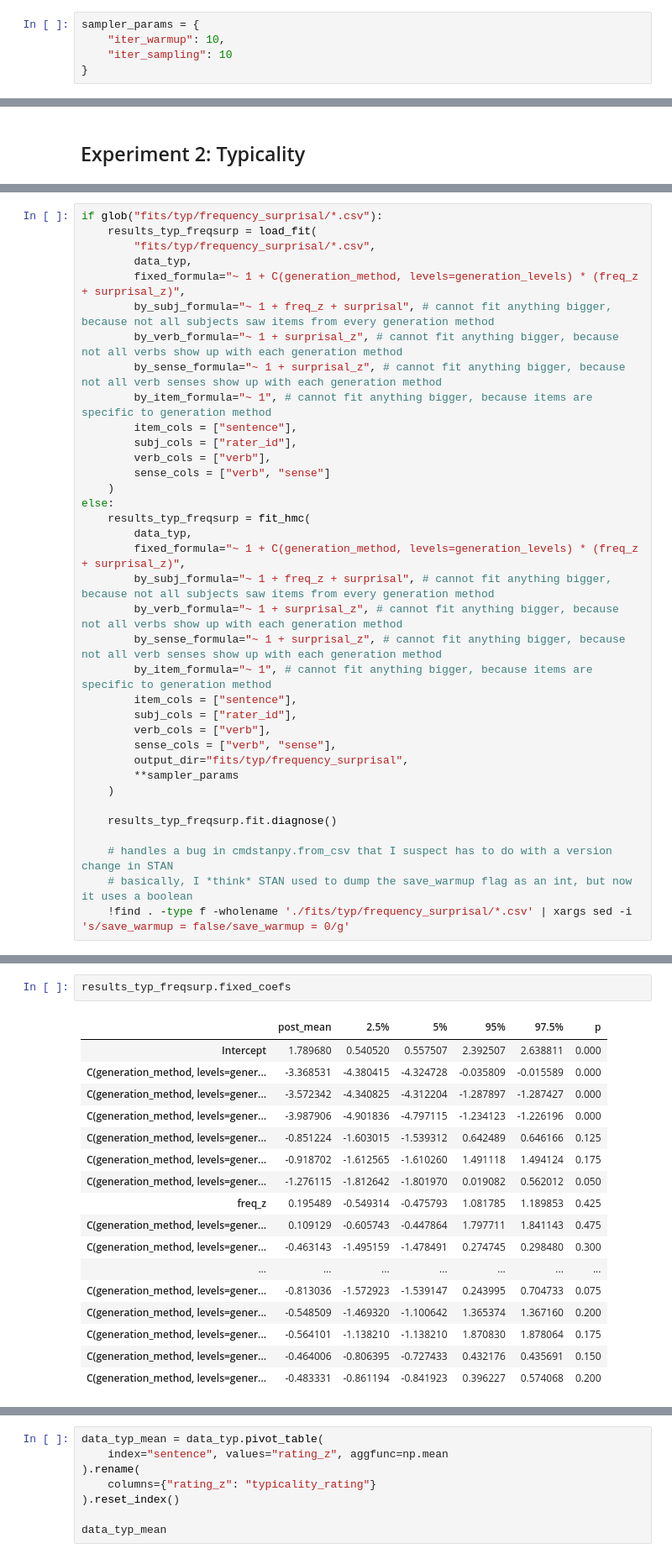
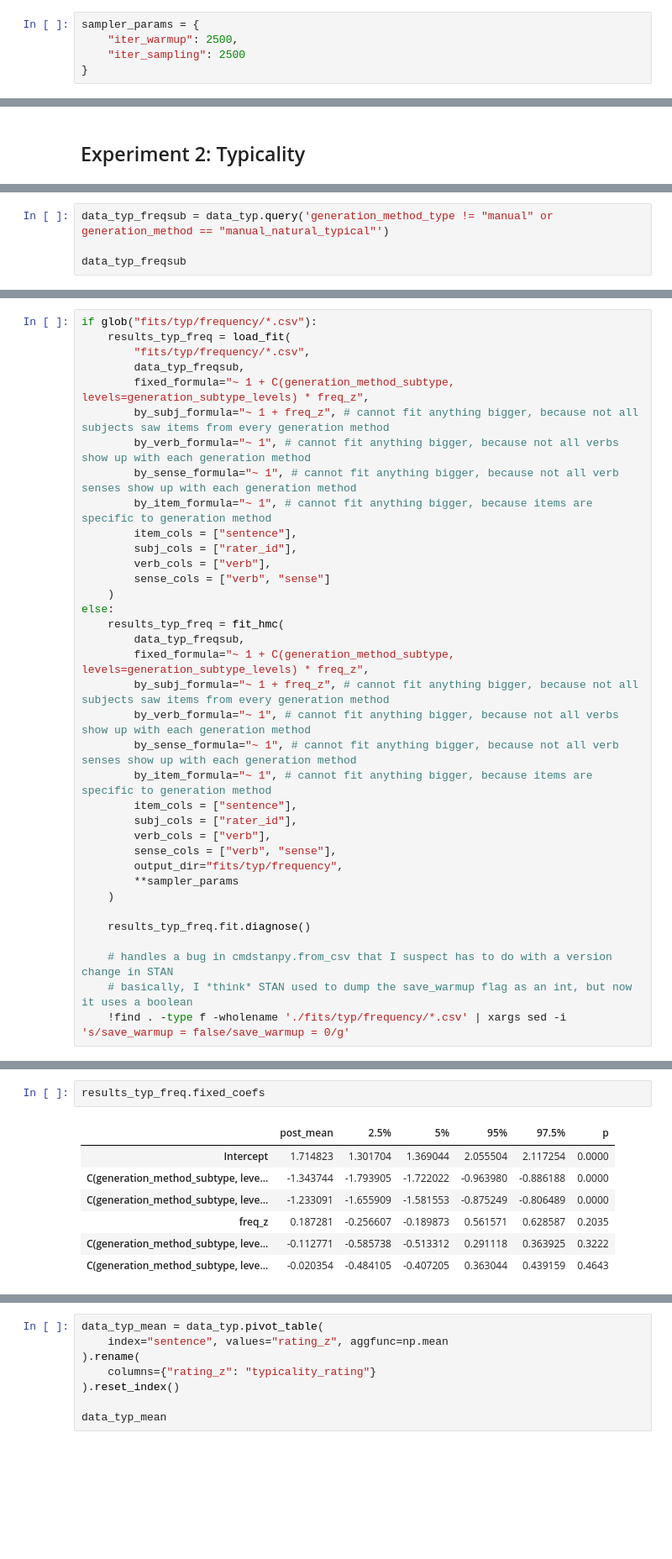
Before and after one commit to SuperMereo/generating-event-descriptions, a Jupyter notebook: scripts/analysis/analysis.ipynb, the cells around one changed output, grey strips where cells are left out. Shown at 84% size. Drawn from its saved outputs; the diff is of its cells as text; blank space fills up the shorter version.

```diff
--- a/scripts/analysis/analysis.ipynb
+++ b/scripts/analysis/analysis.ipynb
@@ -369,8 +377,8 @@ def load_fit(
 We use the following sampler parameters throughout.
 # %%
 sampler_params = {
-    "iter_warmup": 10,
-    "iter_sampling": 10
+    "iter_warmup": 2500,
+    "iter_sampling": 2500
 }
 # %% [markdown]
 And to enforce a particular coding of the generation levels, we specify that ordering as a list that will be passed to `patsy`.
@@ -745,0 +859,4 @@ data_typ_surp_resid
+# %%
+data_typ_freqsub = data_typ.query('generation_method_type != "manual" or generation_method == "manual_natural_typical"')
+
+data_typ_freqsub
@@ -746,12 +877,12 @@ data_typ_surp_resid
 # %%
-if glob("fits/typ/frequency_surprisal/*.csv"):
-    results_typ_freqsurp = load_fit(
-        "fits/typ/frequency_surprisal/*.csv",
-        data_typ,
-        fixed_formula="~ 1 + C(generation_method, levels=generation_levels) * (freq_z + surprisal_z)",
-        by_subj_formula="~ 1 + freq_z + surprisal", # cannot fit anything bigger, because not all subjects saw items from every generation method
-        by_verb_formula="~ 1 + surprisal_z", # cannot fit anything bigger, because not all verbs show up with each generation method
-        by_sense_formula="~ 1 + surprisal_z", # cannot fit anything bigger, because not all verb senses show up with each generation method
+if glob("fits/typ/frequency/*.csv"):
+    results_typ_freq = load_fit(
+        "fits/typ/frequency/*.csv",
+        data_typ_freqsub,
+        fixed_formula="~ 1 + C(generation_method_subtype, levels=generation_subtype_levels) * freq_z",
+        by_subj_formula="~ 1 + freq_z", # cannot fit anything bigger, because not all subjects saw items from every generation method
+        by_verb_formula="~ 1", # cannot fit anything bigger, because not all verbs show up with each generation method
+        by_sense_formula="~ 1", # cannot fit anything bigger, because not all verb senses show up with each generation method
         by_item_formula="~ 1", # cannot fit anything bigger, because items are specific to generation method
         item_cols = ["sentence"],
         subj_cols = ["rater_id"],
@@ -759,24 +890,24 @@ if glob("fits/typ/frequency_surprisal/*.csv"):
         sense_cols = ["verb", "sense"]
     )
 else:
-    results_typ_freqsurp = fit_hmc(
-        data_typ,
-        fixed_formula="~ 1 + C(generation_method, levels=generation_levels) * (freq_z + surprisal_z)",
-        by_subj_formula="~ 1 + freq_z + surprisal", # cannot fit anything bigger, because not all subjects saw items from every generation method
-        by_verb_formula="~ 1 + surprisal_z", # cannot fit anything bigger, because not all verbs show up with each generation method
-        by_sense_formula="~ 1 + surprisal_z", # cannot fit anything bigger, because not all verb senses show up with each generation method
+    results_typ_freq = fit_hmc(
+        data_typ_freqsub,
+        fixed_formula="~ 1 + C(generation_method_subtype, levels=generation_subtype_levels) * freq_z",
+        by_subj_formula="~ 1 + freq_z", # cannot fit anything bigger, because not all subjects saw items from every generation method
+        by_verb_formula="~ 1", # cannot fit anything bigger, because not all verbs show up with each generation method
+        by_sense_formula="~ 1", # cannot fit anything bigger, because not all verb senses show up with each generation method
         by_item_formula="~ 1", # cannot fit anything bigger, because items are specific to generation method
         item_cols = ["sentence"],
         subj_cols = ["rater_id"],
         verb_cols = ["verb"],
         sense_cols = ["verb", "sense"],
-        output_dir="fits/typ/frequency_surprisal",
+        output_dir="fits/typ/frequency",
         **sampler_params
     )
 
-    results_typ_freqsurp.fit.diagnose()
+    results_typ_freq.fit.diagnose()
 
     # handles a bug in cmdstanpy.from_csv that I suspect has to do with a version change in STAN
     # basically, I *think* STAN used to dump the save_warmup flag as an int, but now it uses a boolean
-    !find . -type f -wholename './fits/typ/frequency_surprisal/*.csv' | xargs sed -i 's/save_warmup = false/save_warmup = 0/g'
+    !find . -type f -wholename './fits/typ/frequency/*.csv' | xargs sed -i 's/save_warmup = false/save_warmup = 0/g'
 # %% [output]
@@ -810,20 +937,10 @@ Consider re-running with show_console=True if the above output is unclear!
 # %%
-results_typ_freqsurp.fixed_coefs
+results_typ_freq.fixed_coefs
 # %% [output]
 |  | post_mean | 2.5% | 5% | 95% | 97.5% | p |
-| Intercept | 1.789680 | 0.540520 | 0.557507 | 2.392507 | 2.638811 | 0.000 |
-| C(generation_method, levels=gener... | -3.368531 | -4.380415 | -4.324728 | -0.035809 | -0.015589 | 0.000 |
-| C(generation_method, levels=gener... | -3.572342 | -4.340825 | -4.312204 | -1.287897 | -1.287427 | 0.000 |
-| C(generation_method, levels=gener... | -3.987906 | -4.901836 | -4.797115 | -1.234123 | -1.226196 | 0.000 |
-| C(generation_method, levels=gener... | -0.851224 | -1.603015 | -1.539312 | 0.642489 | 0.646166 | 0.125 |
-| C(generation_method, levels=gener... | -0.918702 | -1.612565 | -1.610260 | 1.491118 | 1.494124 | 0.175 |
-| C(generation_method, levels=gener... | -1.276115 | -1.812642 | -1.801970 | 0.019082 | 0.562012 | 0.050 |
-| freq_z | 0.195489 | -0.549314 | -0.475793 | 1.081785 | 1.189853 | 0.425 |
-| C(generation_method, levels=gener... | 0.109129 | -0.605743 | -0.447864 | 1.797711 | 1.841143 | 0.475 |
-| C(generation_method, levels=gener... | -0.463143 | -1.495159 | -1.478491 | 0.274745 | 0.298480 | 0.300 |
-| ... | ... | ... | ... | ... | ... | ... |
-| C(generation_method, levels=gener... | -0.813036 | -1.572923 | -1.539147 | 0.243995 | 0.704733 | 0.075 |
-| C(generation_method, levels=gener... | -0.548509 | -1.469320 | -1.100642 | 1.365374 | 1.367160 | 0.200 |
-| C(generation_method, levels=gener... | -0.564101 | -1.138210 | -1.138210 | 1.870830 | 1.878064 | 0.175 |
-| C(generation_method, levels=gener... | -0.464006 | -0.806395 | -0.727433 | 0.432176 | 0.435691 | 0.150 |
-| C(generation_method, levels=gener... | -0.483331 | -0.861194 | -0.841923 | 0.396227 | 0.574068 | 0.200 |
+| Intercept | 1.714823 | 1.301704 | 1.369044 | 2.055504 | 2.117254 | 0.0000 |
+| C(generation_method_subtype, leve... | -1.343744 | -1.793905 | -1.722022 | -0.963980 | -0.886188 | 0.0000 |
+| C(generation_method_subtype, leve... | -1.233091 | -1.655909 | -1.581553 | -0.875249 | -0.806489 | 0.0000 |
+| freq_z | 0.187281 | -0.256607 | -0.189873 | 0.561571 | 0.628587 | 0.2035 |
+| C(generation_method_subtype, leve... | -0.112771 | -0.585738 | -0.513312 | 0.291118 | 0.363925 | 0.3222 |
+| C(generation_method_subtype, leve... | -0.020354 | -0.484105 | -0.407205 | 0.363044 | 0.439159 | 0.4643 |
```
Also changed, not shown: parts of 62 cells of this notebook.
